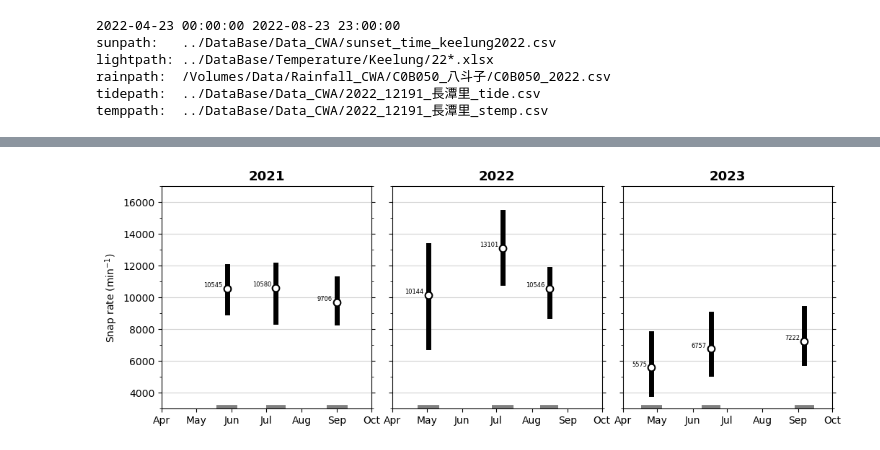
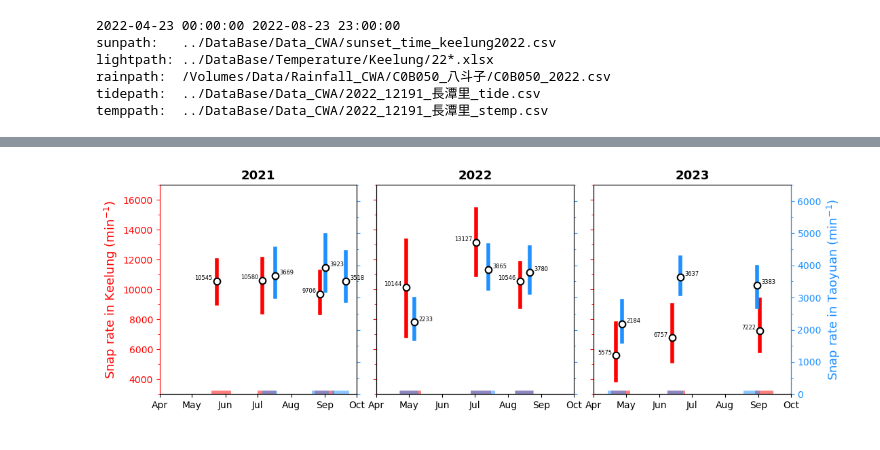
Before and after one commit to jhtong33/Code, a Jupyter notebook: 04.3_Plot_SnapRate_stats.ipynb, the cells around one changed output, grey strips where cells are left out. Drawn from its saved outputs; the diff is of its cells as text; code cells hidden in the pictures.

```diff
--- a/04.3_Plot_SnapRate_stats.ipynb
+++ b/04.3_Plot_SnapRate_stats.ipynb
@@ -98,9 +127,10 @@ def figure_base_setting(ax):
 # %%
 plt.rcParams["font.family"] = "DejaVu Sans"
-fig, ax = plt.subplots(1,3,figsize=(12,4), sharey=True)
+fig, ax = plt.subplots(1,3,figsize=(12,4))#, sharey=True)
 plt.subplots_adjust(wspace = 0.1)
 
-for dirpath in sorted(glob.glob(f'{path}')):
+place = 'Keelung'
+for dirpath in sorted(glob.glob(f'/Volumes/home/Research/Detection_snap/{place}/??????-??????')):
     alldf = pd.DataFrame()
 
     if '21' in dirpath:
@@ -119,13 +149,12 @@ for dirpath in sorted(glob.glob(f'{path}')):
     begintime = datetime.strptime(begin, "%y%m%d")
     endtime = datetime.strptime(end, "%y%m%d")
     dt = endtime - begintime
-    plottime = begintime + timedelta(days=dt.days/2)
+    ddt = -4 if place == 'Keelung' else 4
+    plottime = begintime + timedelta(days=dt.days/2+ddt)
 
     for filepath in sorted(glob.glob(f'{dirpath}/*csv')):
-
         df = pd.read_csv(filepath)
         alldf = pd.concat([alldf, df])
-
 
     Q1 = np.percentile(alldf['Peak'], 95, interpolation='linear')
     Q2 = np.percentile(alldf['Peak'], 50, interpolation='linear')
@@ -133,16 +162,81 @@ for dirpath in sorted(glob.glob(f'{path}')):
 
 
     print(Q1, Q2, Q3)
-    ax[pidx].hlines(xmin=begintime, xmax=endtime, y=ymin-0.05, lw=7, color='black', alpha=0.5)
-    ax[pidx].plot([plottime, plottime], [Q1, Q3], lw=5, color='black')
+    ax[pidx].hlines(xmin=begintime, xmax=endtime, y=ymin-0.05, lw=7, color='r', alpha=0.5)
+    ax[pidx].plot([plottime, plottime], [Q1, Q3], lw=4, color='r')
     ax[pidx].plot([plottime], [Q2], marker = 'o', markersize = 7, color='white', mec='k', mew=1.5)
-    ax[pidx].text(plottime+timedelta(days=-4), Q2, int(Q2) , ha='right', va ='bottom', fontsize=6)
+    if place == 'Keelung':
+        ax[pidx].text(plottime + timedelta(days=-4), Q2, int(Q2), ha='right', va ='bottom', fontsize=6)
 
         # gettime = pd.to_datetime(df['Time'].values[0])
 
+place = 'Taoyuan'
+rax = [0,0,0]
+rax[0] = ax[0].twinx()
+rax[1] = ax[1].twinx()
+rax[2] = ax[2].twinx()
+for dirpath in sorted(glob.glob(f'/Volumes/home/Research/Detection_snap/{place}/??????-??????')):
+    alldf = pd.DataFrame()
+
+    if '21' in dirpath:
+        year = '2021'
+
+    elif '22' in dirpath:
+        year = '2022'
+
+    elif '23' in dirpath:
+        year = '2023'
+
+
+    timerange = dirpath.rsplit('/')[-1]
+    begin = timerange.rsplit('-')[0]; end = timerange.rsplit('-')[1]
+    begintime = datetime.strptime(begin, "%y%m%d")
+    endtime = datetime.strptime(end, "%y%m%d")
+    dt = endtime - begintime
+    ddt = -5 if place == 'Keelung' else 5
+    plottime = begintime + timedelta(days=dt.days/2+ddt)
+
+    for filepath in sorted(glob.glob(f'{dirpath}/*csv')):
+        df = pd.read_csv(filepath)
+        alldf = pd.concat([alldf, df])
+
+    Q1 = np.percentile(alldf['Peak'], 95, interpolation='linear')
+    Q2 = np.percentile(alldf['Peak'], 50, interpolation='linear')
+    Q3 = np.percentile(alldf['Peak'], 5, interpolation='linear')
+
+
+    print(Q1, Q2, Q3)
+    if year == '2021':
+        rax[0].hlines(xmin=begintime, xmax=endtime, y=-0.05, lw=7, color='dodgerblue', alpha=0.5)
+        rax[0].plot([plottime, plottime], [Q1, Q3], lw=4, color='dodgerblue')
+        rax[0].plot([plottime], [Q2], marker = 'o', markersize = 7, color='white', mec='k', mew=1.5)
+        rax[0].text(plottime + timedelta(days=+4), Q2, int(Q2), ha='left', va ='bottom', fontsize=6)
+    elif year == '2022':
+        rax[1].hlines(xmin=begintime, xmax=endtime, y=-0.05, lw=7, color='dodgerblue', alpha=0.5)
+        rax[1].plot([plottime, plottime], [Q1, Q3], lw=4, color='dodgerblue')
+        rax[1].plot([plottime], [Q2], marker = 'o', markersize = 7, color='white', mec='k', mew=1.5)
+        rax[1].text(plottime + timedelta(days=+4), Q2, int(Q2), ha='left', va ='bottom', fontsize=6)
+    elif year == '2023':
+        rax[2].hlines(xmin=begintime, xmax=endtime, y=-0.05, lw=7, color='dodgerblue', alpha=0.5)
+        rax[2].plot([plottime, plottime], [Q1, Q3], lw=4, color='dodgerblue')
+        rax[2].plot([plottime], [Q2], marker = 'o', markersize = 7, color='white', mec='k', mew=1.5)
+        rax[2].text(plottime + timedelta(days=+4), Q2, int(Q2), ha='left', va ='bottom', fontsize=6)
+
+print('figure setting ... ')
 figure_base_setting(ax)
+figure_base_setting_right(rax)
+
 ax[0].set_ylim(ymin-10, ymax)
-ax[0].set_ylabel('Snap rate (min$^{-1}$)')
+ax[1].set_ylim(ymin-10, ymax)
+ax[2].set_ylim(ymin-10, ymax)
+ax[0].set_ylabel('Snap rate in Keelung (min$^{-1}$)', color='red', fontsize=13)
+rax[0].spines['left'].set_color('red')
+
+
+rax[0].set_ylim(0, 6500)
+rax[1].set_ylim(0, 6500)
+rax[2].set_ylim(0, 6500)
+rax[2].set_ylabel('Snap rate in Taoyuan (min$^{-1}$)', color='dodgerblue', fontsize=13)
 # %% [output]
 11976.65 10545.0 9066.35
 12070.349999999999 10580.0 8456.65
@@ -157 +261 @@ Text(0, 0.5, 'Snap rate (min$^{-1}$)')
-[figure, old version]
+[figure, new version]
```
Also changed, not shown: parts of 3 cells of this notebook, 1 other file.
